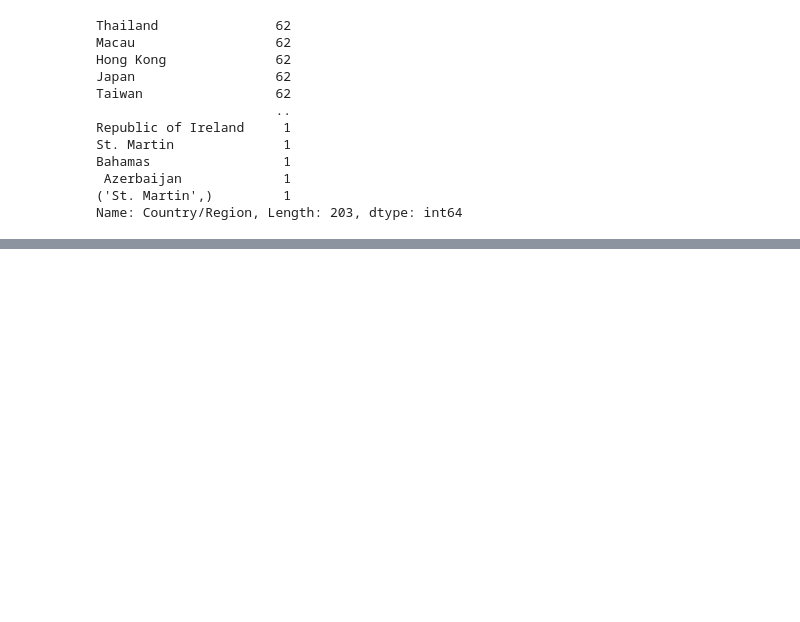
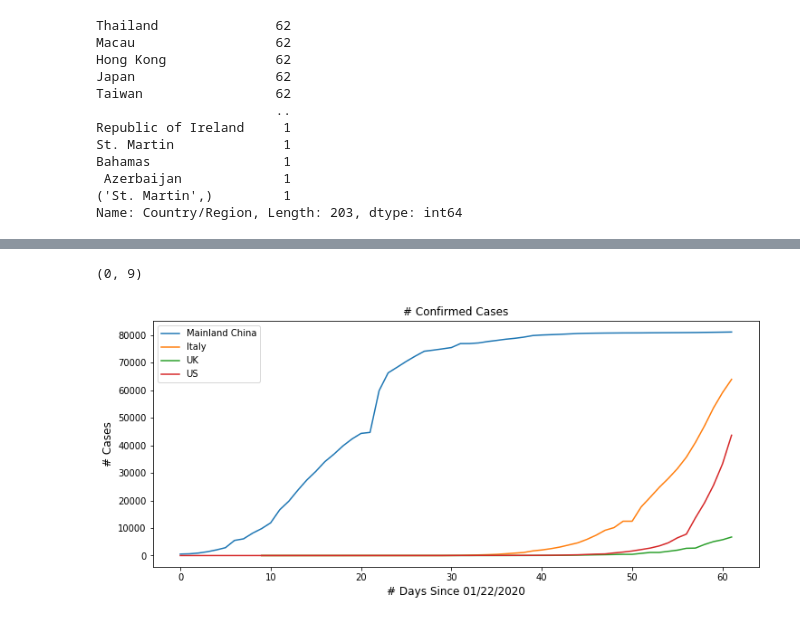
Before and after one commit to nhungle714/Data-Science-Projects, a Jupyter notebook: COVID19/Covid19_EDA.ipynb, the cells around one changed output, grey strips where cells are left out. Cells and saved outputs as stored; diff of their text form; code cells hidden in the pictures; blank space fills up the shorter version.

```diff
--- a/COVID19/Covid19_EDA.ipynb
+++ b/COVID19/Covid19_EDA.ipynb
@@ -97,0 +128,17 @@ plt.show()
+# %%
+agg_data.loc[agg_data['Country/Region']=='United States of America'].shape
+# %% [output]
+(0, 9)
+# %%
+
+fig, ax = plt.subplots(figsize=(12, 5))
+for country in ['Mainland China', 'Italy', 'UK', 'US']:
+    data = agg_data.loc[agg_data['Country/Region']==country]
+    ax.plot(data.days_after, data.Confirmed, label=country)
+    ax.set_xlabel('# Days Since 01/22/2020', fontsize=12)
+    ax.set_ylabel('# Cases', fontsize=12)
+plt.title('# Confirmed Cases')
+plt.legend()
+plt.show()
+# %% [output]
+[figure, added]
```
Also changed, not shown: parts of 8 cells of this notebook.
